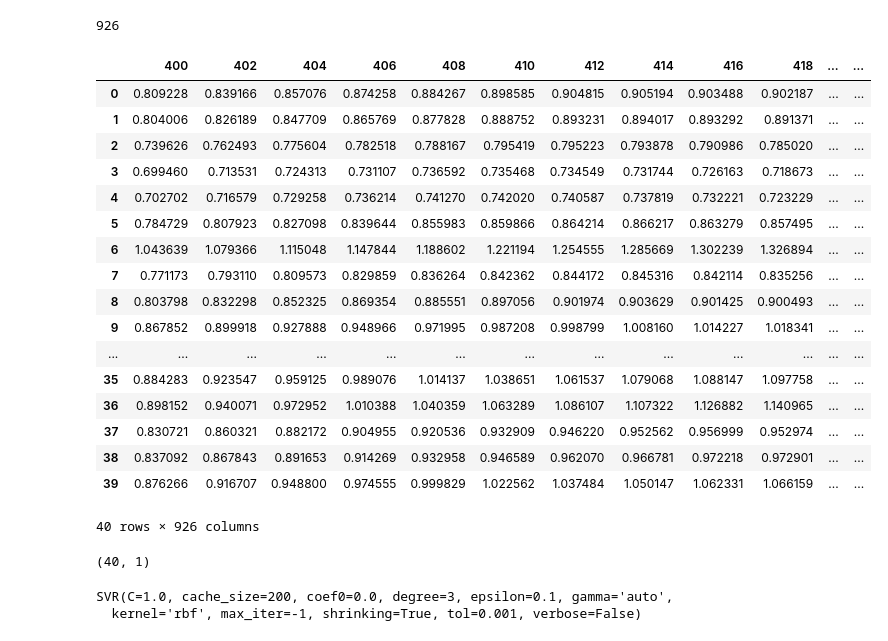
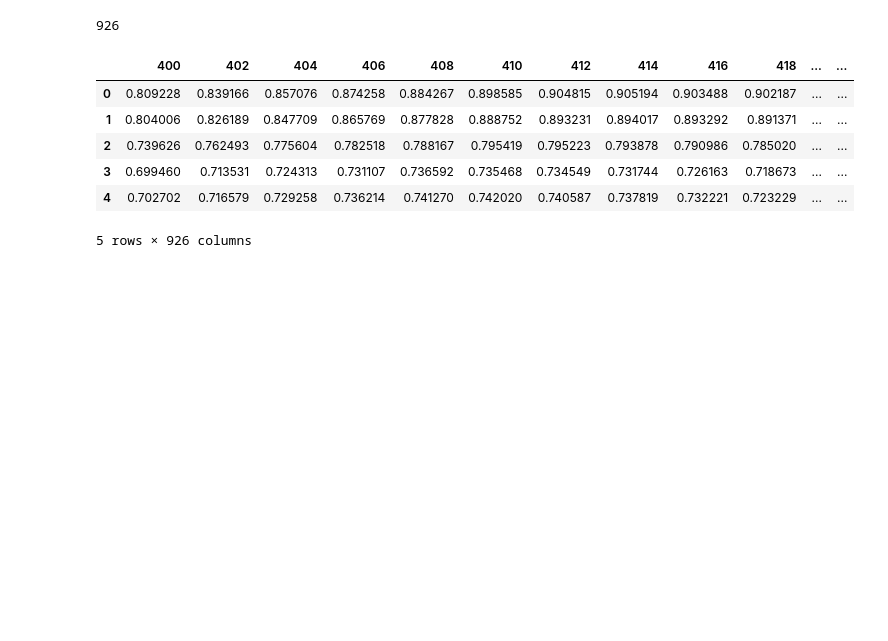
Before and after one commit to vipulbjj/kritsnam-technologies, a Jupyter notebook: svm regression.ipynb, the cells around one changed output. Saved outputs shown, nothing was run; the diff lists cells and outputs as text; code cells hidden in the pictures; blank space fills up the shorter version.

```diff
--- a/svm regression.ipynb
+++ b/svm regression.ipynb
@@ -27,7 +13,13 @@ xcal.shape[1]
+# %%
+Xcal = mat['Xcal']
+Xtest = mat['Xtest']
+features = mat['xaxis']
+ycal = mat['ycal']
+ytest = mat['ytest']
 # %%
 series = []
-for i in range(xcal.shape[1]):
-    series.append(pd.Series(xcal[:, i]))
+for i in range(Xcal.shape[1]):
+    series.append(pd.Series(Xcal[:, i]))
 len(series)
 # %% [output]
 926
@@ -38,24 +28,13 @@ freq = mat['xaxis']
 # %%
-for i in range(freq.shape[1]):
-    data[freq[0, i]] = series[i]
+for i in range(features.shape[1]):
+    data[features[0, i]] = series[i]
 # %%
-data
+data.head()
 # %% [output]
 |  | 400 | 402 | 404 | 406 | 408 | 410 | 412 | 414 | 416 | 418 | ... | ... |
 | 0 | 0.809228 | 0.839166 | 0.857076 | 0.874258 | 0.884267 | 0.898585 | 0.904815 | 0.905194 | 0.903488 | 0.902187 | ... | ... |
 | 1 | 0.804006 | 0.826189 | 0.847709 | 0.865769 | 0.877828 | 0.888752 | 0.893231 | 0.894017 | 0.893292 | 0.891371 | ... | ... |
 | 2 | 0.739626 | 0.762493 | 0.775604 | 0.782518 | 0.788167 | 0.795419 | 0.795223 | 0.793878 | 0.790986 | 0.785020 | ... | ... |
 | 3 | 0.699460 | 0.713531 | 0.724313 | 0.731107 | 0.736592 | 0.735468 | 0.734549 | 0.731744 | 0.726163 | 0.718673 | ... | ... |
 | 4 | 0.702702 | 0.716579 | 0.729258 | 0.736214 | 0.741270 | 0.742020 | 0.740587 | 0.737819 | 0.732221 | 0.723229 | ... | ... |
-| 5 | 0.784729 | 0.807923 | 0.827098 | 0.839644 | 0.855983 | 0.859866 | 0.864214 | 0.866217 | 0.863279 | 0.857495 | ... | ... |
-| 6 | 1.043639 | 1.079366 | 1.115048 | 1.147844 | 1.188602 | 1.221194 | 1.254555 | 1.285669 | 1.302239 | 1.326894 | ... | ... |
-| 7 | 0.771173 | 0.793110 | 0.809573 | 0.829859 | 0.836264 | 0.842362 | 0.844172 | 0.845316 | 0.842114 | 0.835256 | ... | ... |
-| 8 | 0.803798 | 0.832298 | 0.852325 | 0.869354 | 0.885551 | 0.897056 | 0.901974 | 0.903629 | 0.901425 | 0.900493 | ... | ... |
-| 9 | 0.867852 | 0.899918 | 0.927888 | 0.948966 | 0.971995 | 0.987208 | 0.998799 | 1.008160 | 1.014227 | 1.018341 | ... | ... |
-| ... | ... | ... | ... | ... | ... | ... | ... | ... | ... | ... | ... | ... |
-| 35 | 0.884283 | 0.923547 | 0.959125 | 0.989076 | 1.014137 | 1.038651 | 1.061537 | 1.079068 | 1.088147 | 1.097758 | ... | ... |
-| 36 | 0.898152 | 0.940071 | 0.972952 | 1.010388 | 1.040359 | 1.063289 | 1.086107 | 1.107322 | 1.126882 | 1.140965 | ... | ... |
-| 37 | 0.830721 | 0.860321 | 0.882172 | 0.904955 | 0.920536 | 0.932909 | 0.946220 | 0.952562 | 0.956999 | 0.952974 | ... | ... |
-| 38 | 0.837092 | 0.867843 | 0.891653 | 0.914269 | 0.932958 | 0.946589 | 0.962070 | 0.966781 | 0.972218 | 0.972901 | ... | ... |
-| 39 | 0.876266 | 0.916707 | 0.948800 | 0.974555 | 0.999829 | 1.022562 | 1.037484 | 1.050147 | 1.062331 | 1.066159 | ... | ... |
-40 rows × 926 columns
+5 rows × 926 columns
@@ -64,4 +40,0 @@ y = mat['ycal']
-# %%
-y.shape
-# %% [output]
-(40, 1)
@@ -70,5 +40,0 @@ clf = svm.SVR()
-# %%
-clf.fit(data, y)
-# %% [output]
-SVR(C=1.0, cache_size=200, coef0=0.0, degree=3, epsilon=0.1, gamma='auto',
-  kernel='rbf', max_iter=-1, shrinking=True, tol=0.001, verbose=False)
```
Also changed, not shown: parts of 16 cells of this notebook.
